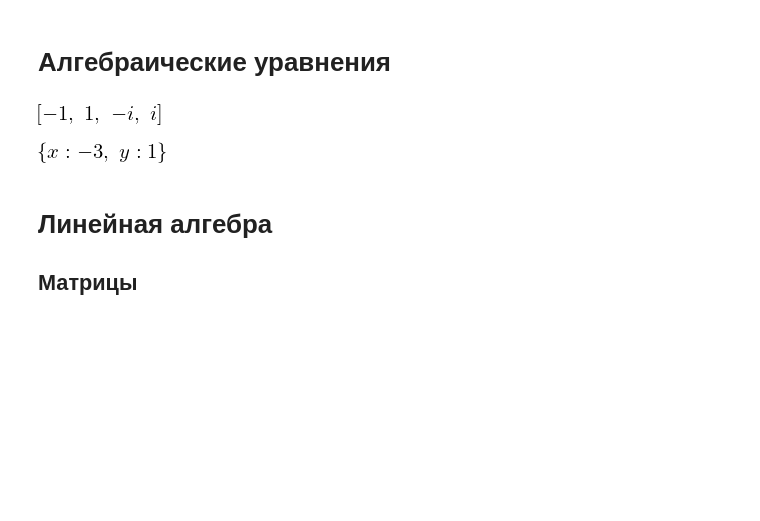
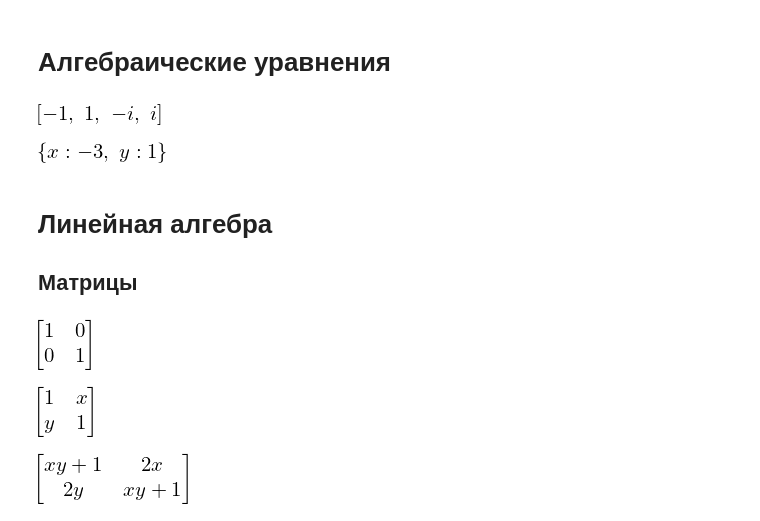
Before and after one commit to KazAndr/balavstvo_checking, a Jupyter notebook: test_modules/sympy/sympy_test.ipynb, the cells around one changed output. Saved outputs shown, nothing was run; the diff lists cells and outputs as text; code cells hidden in the pictures; blank space fills up the shorter version.

```diff
--- a/test_modules/sympy/sympy_test.ipynb
+++ b/test_modules/sympy/sympy_test.ipynb
@@ -495,3 +495,19 @@ solve([x + 5*y - 2, -3*x + 6*y - 15], [x, y])
 # %% [markdown]
 # Линейная алгебра
 ## Матрицы
+# %%
+from sympy import Matrix, Symbol
+Matrix([[1, 0], [0, 1]])
+# %% [output]
+[figure, added]
+# %%
+x = Symbol('x')
+y = Symbol('y')
+A = Matrix([[1, x], [y, 1]])
+A
+# %% [output]
+[figure, added]
+# %%
+A**2
+# %% [output]
+[figure, added]
```
Also changed, not shown: parts of 39 cells of this notebook.
